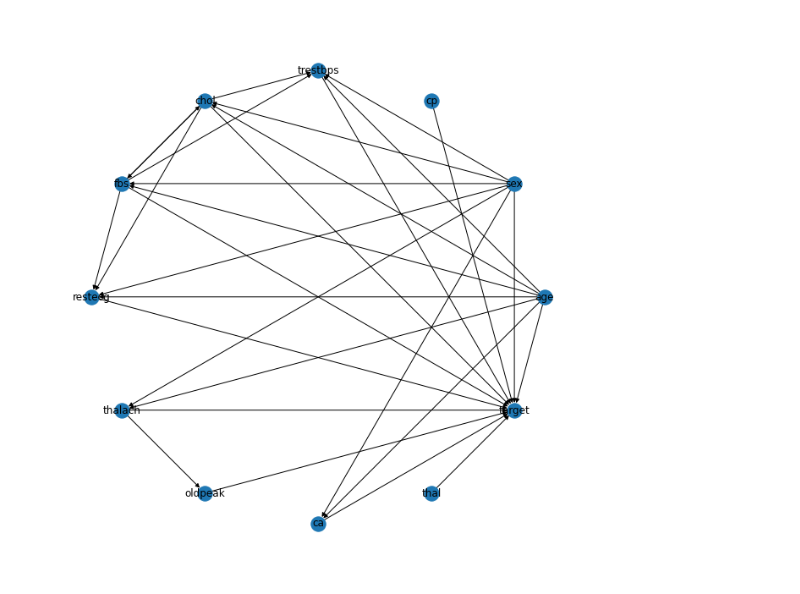
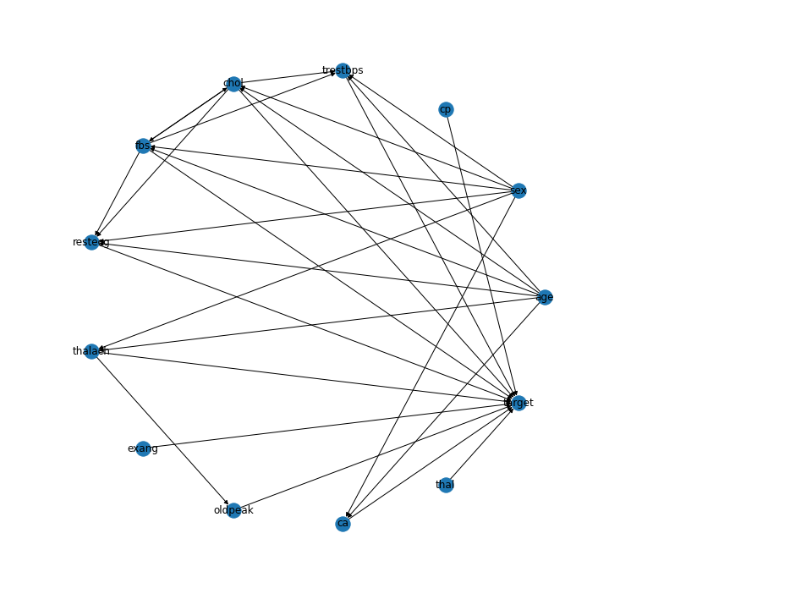
Before and after one commit to NikhilPr95/JTAForHeartAttack, a Jupyter notebook: JTA.ipynb, the cells around one changed output. Saved outputs shown, nothing was run; the diff lists cells and outputs as text; code cells hidden in the pictures.

```diff
--- a/JTA.ipynb
+++ b/JTA.ipynb
@@ -5,8 +6,8 @@ import networkx as nx
 #Belief Network with each node linked to all of its parents
 
 feat_graph = {'age': [], 'sex': [], 'cp': [], 'trestbps': ['age', 'sex', 'chol', 'fbs'], 'chol': ['age', 'sex', 'fbs'], 'fbs': ['age', 'sex', 'chol'], 'restecg': ['age', 'sex', 'chol', 'fbs'], 'thalach': ['age', 'sex'],
-#               'exang': [],
-              'oldpeak': ['thalach'], 'ca': ['age', 'sex'], 'thal': [], 'target': ['age', 'sex', 'ca', 'thal', 'chol', 'trestbps', 'fbs', 'restecg', 'cp', 'thalach', 'oldpeak']}
+              'exang': [],
+              'oldpeak': ['thalach'], 'ca': ['age', 'sex'], 'thal': [], 'target': ['cp', 'trestbps', 'chol', 'fbs', 'restecg', 'thalach', 'exang', 'oldpeak', 'ca', 'thal']}
 # %%
 feat_graph
 # %% [output]
@@ -30,7 +31,7 @@ feat_graph
 # %%
-g = nx.DiGraph()
-g.add_nodes_from(feat_graph.keys())
+bn = nx.DiGraph()
+bn.add_nodes_from(feat_graph.keys())
 
 for k, v in feat_graph.items():
-    g.add_edges_from(([(t, k) for t in v]))
+    bn.add_edges_from(([(t, k) for t in v]))
 # %%
@@ -45,14 +41,10 @@ nx.draw(g, with_labels=True)
 # %%
-pos = nx.circular_layout(g)
-# default
-# plt.figure(1)
-# nx.draw(g,pos)
-# # smaller nodes and fonts
-# plt.figure(2)
-# nx.draw(g,pos,node_size=60,font_size=8)
-# larger figure size
-plt.figure(3,figsize=(9,9))
-nx.draw(g,pos, with_labels=True)
-plt.show()
+def display(graph):
+    pos = nx.circular_layout(graph)
+    plt.figure(3,figsize=(9,9))
+    nx.draw(graph, pos, with_labels=True)
+    plt.show()
-# %% [output]
-[figure, removed]
+# %%
+display(bn)
+# %% [output]
+[figure, added]
```
Also changed, not shown: parts of 7 cells of this notebook.
